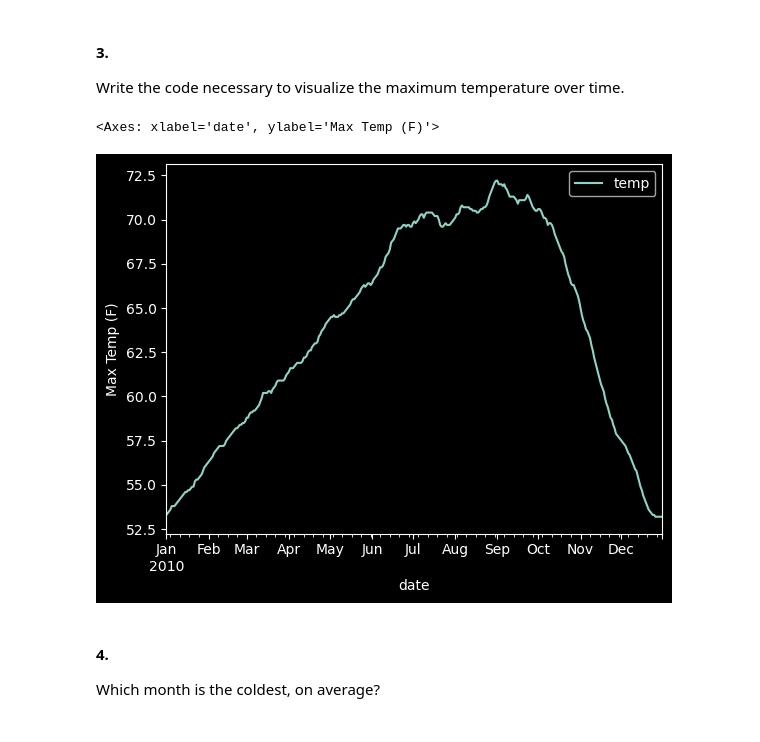
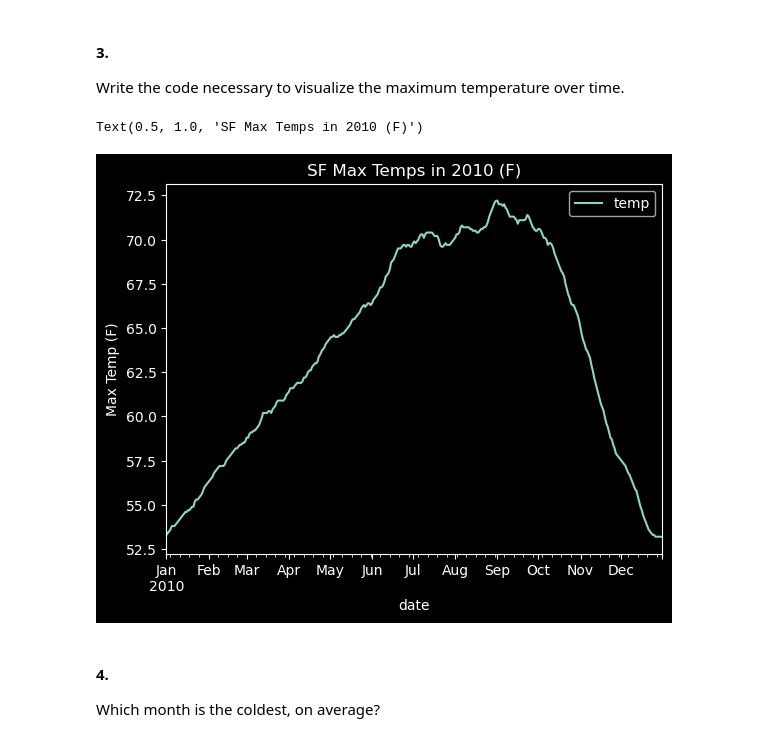
Before and after one commit to Zacharia-Schmitz/time-series-exercises, a Jupyter notebook: working_with_time_series_data.ipynb, the cells around one changed output. Drawn from its saved outputs; the diff is of its cells as text; code cells hidden in the pictures.

```diff
--- a/working_with_time_series_data.ipynb
+++ b/working_with_time_series_data.ipynb
@@ -38,6 +38,8 @@ sf
 | 8757 | 48.8 | 2010-12-31 22:00:00 |
 | 8758 | 48.3 | 2010-12-31 23:00:00 |
 8759 rows × 2 columns
+# %%
+sf = sf.set_index('date').sort_index()
 # %% [markdown]
 #### 1.
 Resample by the day and take the average temperature. Visualize the average temperature over time.
@@ -61,10 +65,11 @@ sf.resample('D', on='date').min().plot(ylabel='Min Temp (F)')
 Write the code necessary to visualize the maximum temperature over time.
 # %%
 # Visualize max temp over time
-sf.resample('D', on='date').max().plot(ylabel='Max Temp (F)')
+sf.resample('D').max().plot(ylabel='Max Temp (F)')
+plt.title('SF Max Temps in 2010 (F)')
 # %% [output]
-<Axes: xlabel='date', ylabel='Max Temp (F)'>
+Text(0.5, 1.0, 'SF Max Temps in 2010 (F)')
-[figure, old version]
+[figure, new version]
 # %% [markdown]
 #### 4.
 Which month is the coldest, on average?
```
Also changed, not shown: parts of 9 cells of this notebook.
